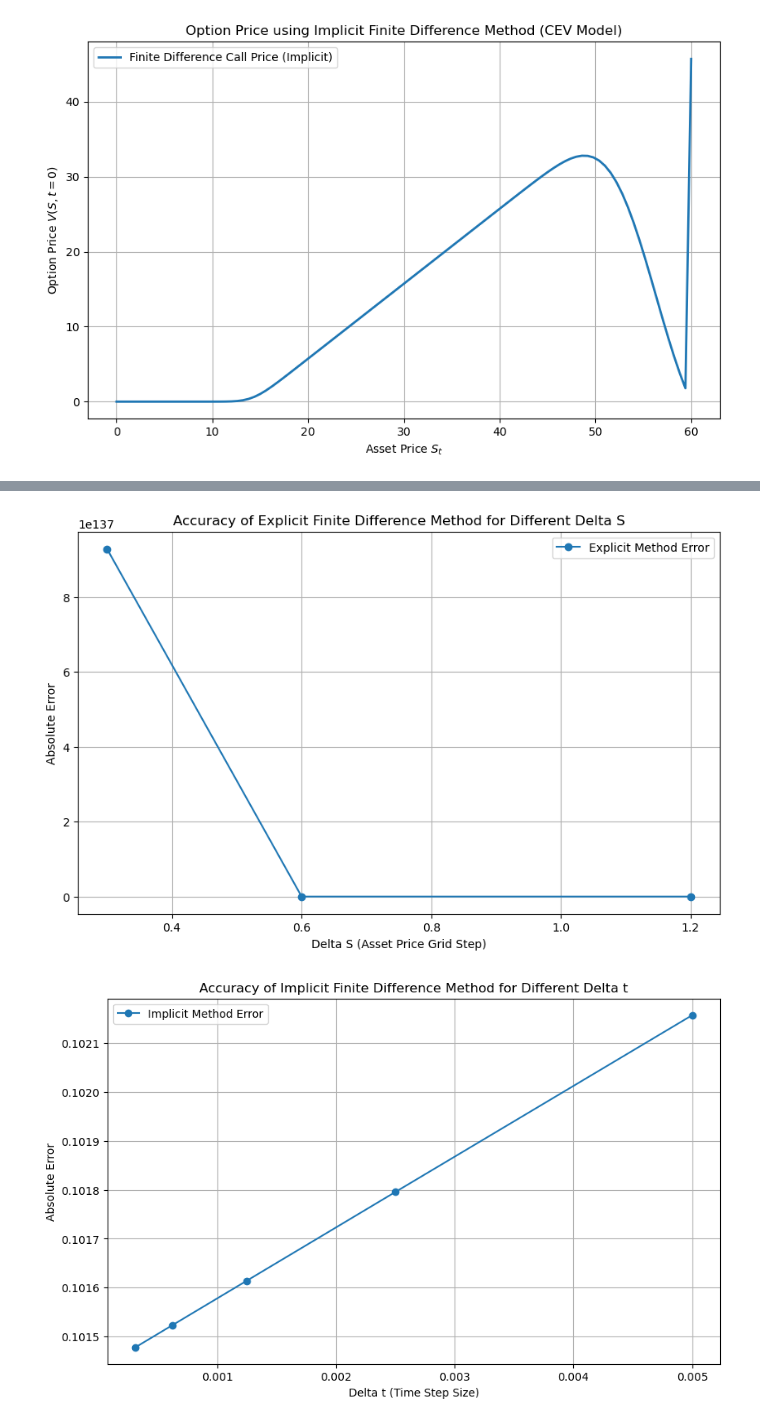
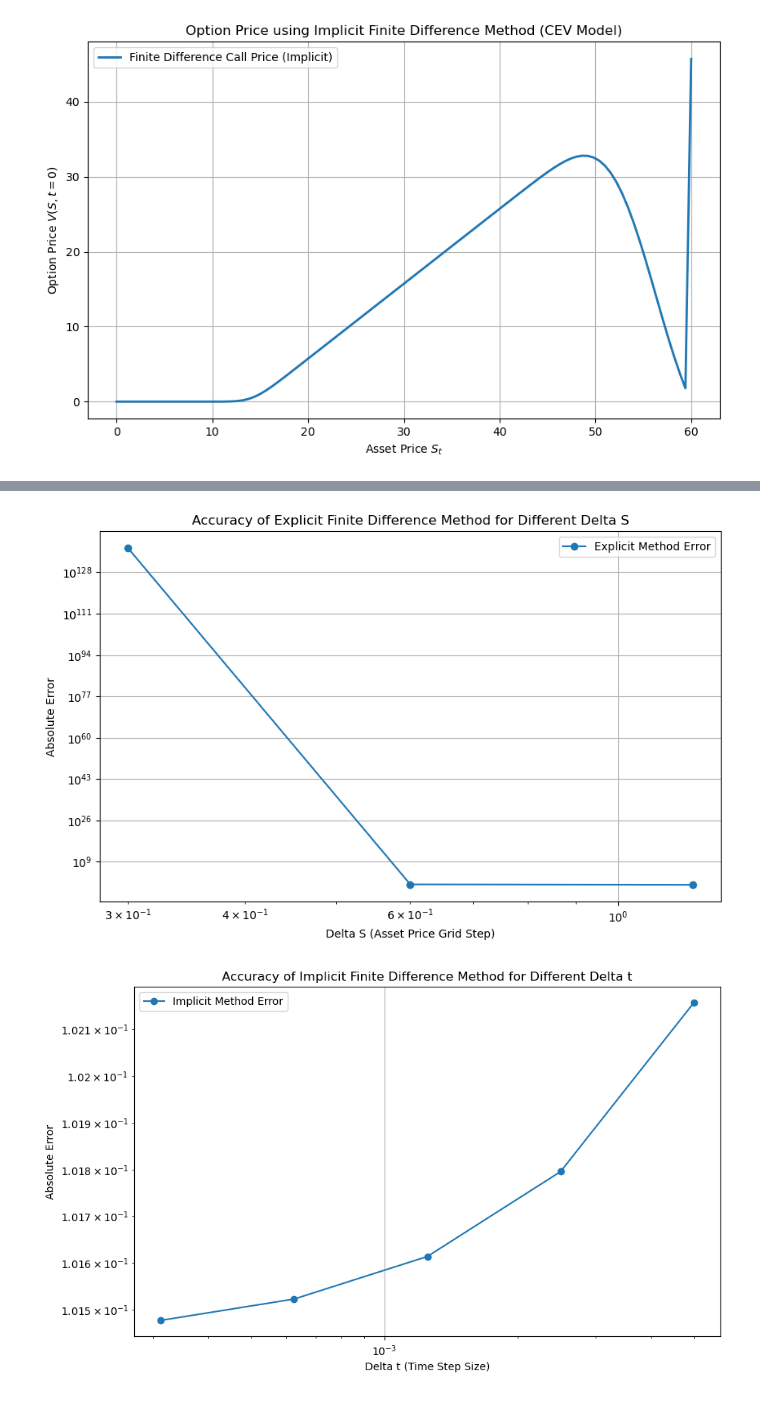
Before and after one commit to pontusbjorklid/Finite-difference-methods-to-price-European-Options, a Jupyter notebook: main.ipynb, the cells around one changed output, grey strips where cells are left out. Cells and saved outputs as stored; diff of their text form; code cells hidden in the pictures.

```diff
--- a/main.ipynb
+++ b/main.ipynb
@@ -310,7 +310,7 @@ errors = np.array(errors)
 
 # Plotting the errors
 plt.figure(figsize=(10, 6))
-plt.plot(errors[:, 0], errors[:, 1], 'o-', label="Explicit Method Error")
+plt.loglog(errors[:, 0], errors[:, 1], 'o-', label="Explicit Method Error")
 plt.xlabel('Delta S (Asset Price Grid Step)')
 plt.ylabel('Absolute Error')
 plt.title('Accuracy of Explicit Finite Difference Method for Different Delta S')
@@ -318,7 +318,7 @@ plt.grid(True)
 plt.legend()
 plt.show()
 # %% [output]
-[figure, old version]
+[figure, new version]
 # %%
 ### Accuracy FD Implicit dt ###
 
@@ -382,35 +382,35 @@ exact_price = bsexact(sigma, r, K, T, S0)
 Nt_values = [100, 200, 400, 800, 1600]  # Different grid sizes for time steps
 
 # Store the errors for each delta t
 errors = []
 
 # Loop over different values of N_t
 for N_t in Nt_values:
     # Compute the finite difference option price using the implicit method
     fd_price, S_grid = finite_difference_implicit(K, S_max, r, sigma, gamma, T, N_s, N_t)
 
     # Find the option price closest to S0 in the finite difference grid
     idx = (np.abs(S_grid - S0)).argmin()  # Find index where S is closest to S0
     fd_price_at_S0 = fd_price[idx]
 
     # Compute the absolute error
     error = np.abs(fd_price_at_S0 - exact_price)
     errors.append((T / N_t, error))  # Store delta t and the corresponding error
 
 # Convert errors to a NumPy array for easier manipulation
 errors = np.array(errors)
 
 # Plotting the errors for implicit method
 plt.figure(figsize=(10, 6))
-plt.plot(errors[:, 0], errors[:, 1], 'o-', label="Implicit Method Error")
+plt.loglog(errors[:, 0], errors[:, 1], 'o-', label="Implicit Method Error")
 plt.xlabel('Delta t (Time Step Size)')
 plt.ylabel('Absolute Error')
 plt.title('Accuracy of Implicit Finite Difference Method for Different Delta t')
 plt.grid(True)
 plt.legend()
 plt.show()
 # %% [output]
-[figure, old version]
+[figure, new version]
 # %%
 ### Accuracy FD Implicit ds ###
 
```
Also changed, not shown: parts of 3 cells of this notebook.
